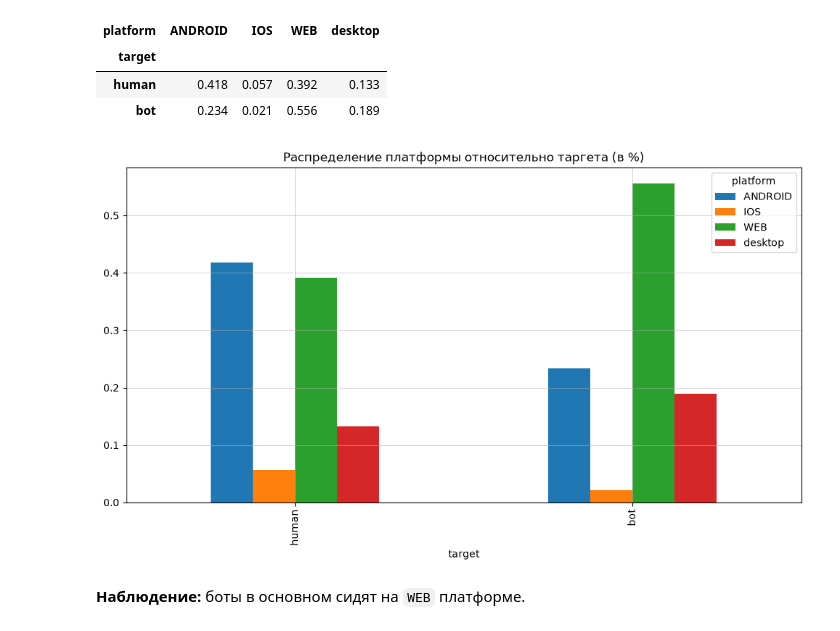
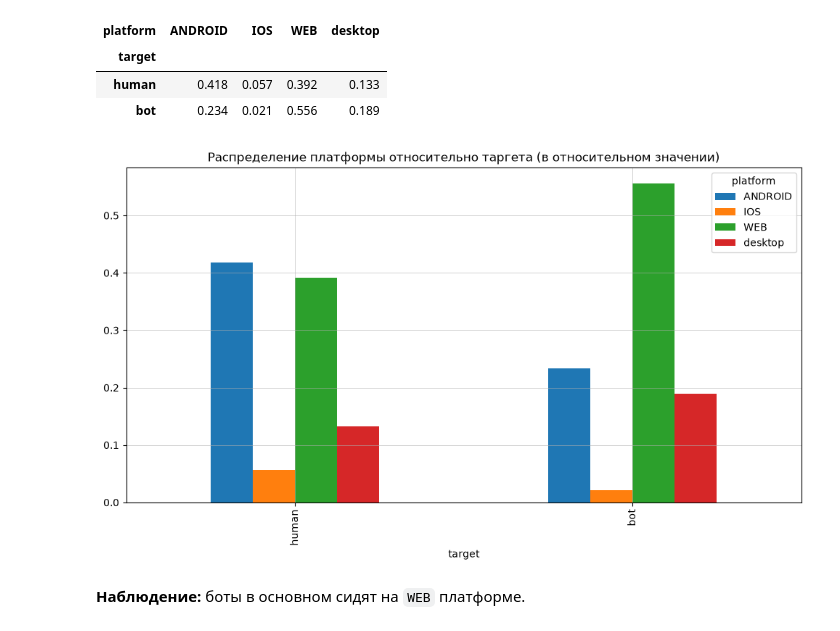
Before and after one commit to FedorProgrammer/ds-bootcamp-contest, a Jupyter notebook: cookies-bot-detector.ipynb, the cells around one changed output. Saved outputs shown, nothing was run; the diff lists cells and outputs as text; code cells hidden in the pictures.

```diff
--- a/cookies-bot-detector.ipynb
+++ b/cookies-bot-detector.ipynb
@@ -661,10 +630,10 @@ platform_target_cls_b
 # %%
 platform_target_cls_b.plot(kind='bar', figsize=(12, 6))
 plt.grid(True, linewidth=0.4)
-plt.title("Распределение платформы относительно таргета (в %)")
+plt.title("Распределение платформы относительно таргета (в относительном значении)")
 plt.show()
 # %% [output]
-[figure, old version]
+[figure, new version]
 # %% [markdown]
 **Наблюдение:** боты в основном сидят на `WEB` платформе.
 # %% [markdown]
```
Also changed, not shown: parts of 60 cells of this notebook, 4 other files.
